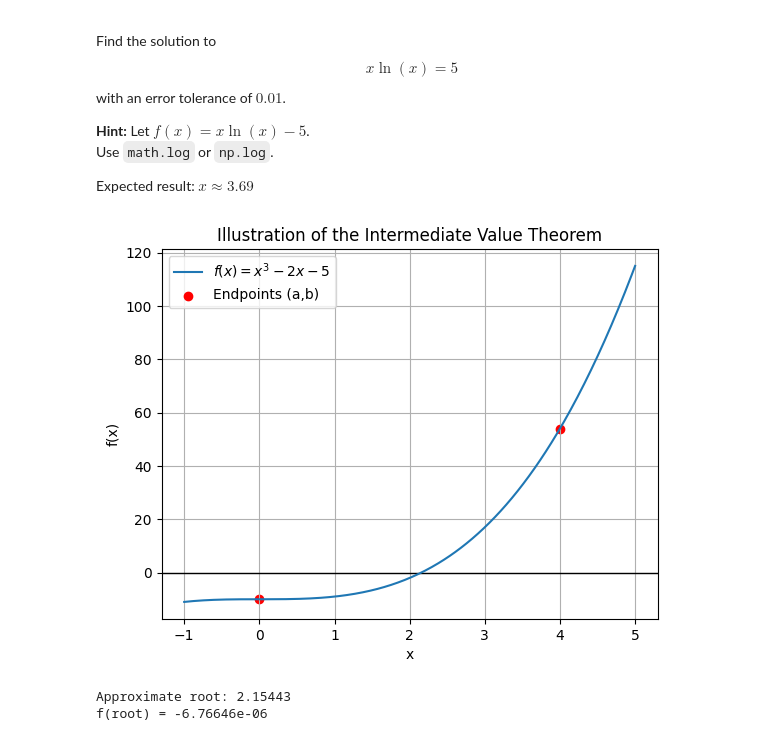
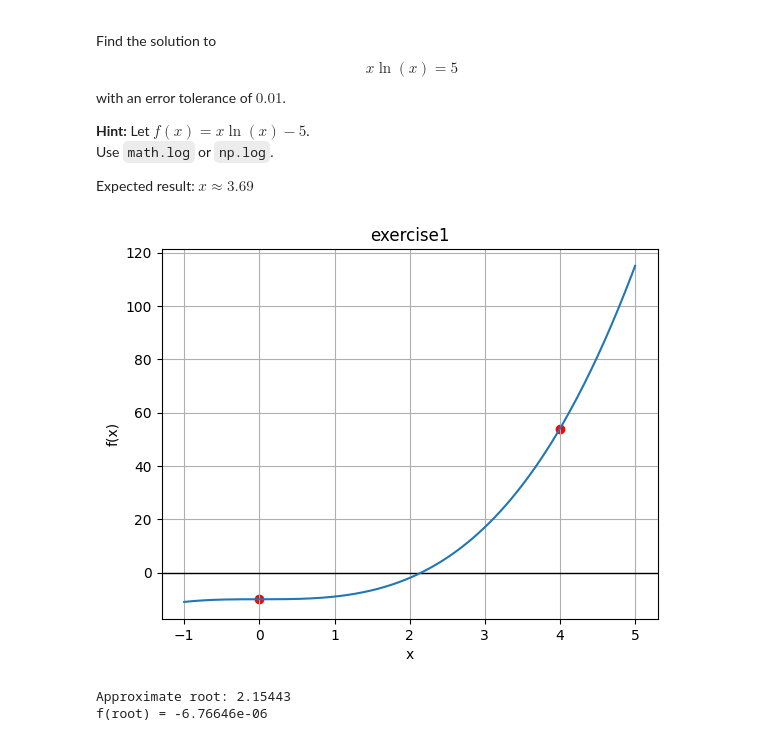
Before and after one commit to se3basstiann-blip/F25-MAT-1630, a Jupyter notebook: MAT_1630_10_8_2025_class.ipynb, the cells around one changed output. Saved outputs shown, nothing was run; the diff lists cells and outputs as text; code cells hidden in the pictures.

```diff
--- a/MAT_1630_10_8_2025_class.ipynb
+++ b/MAT_1630_10_8_2025_class.ipynb
@@ -195,23 +195,21 @@ print(f"f(root) = {f(root):.5e}")
 # %%
 import numpy as np
 import matplotlib.pyplot as plt
 
 def f(x):
     return x**3 - 10
 
 a, b = 0, 4
 x = np.linspace(a-1, b+1, 400)
 
 plt.axhline(0, color='black', linewidth=1)
-plt.plot(x, f(x), label=r"$f(x)=x^3-2x-5$")
+plt.plot(x, f(x), label=r"$f(x)=x^3-10$")
 plt.scatter([a, b], [f(a), f(b)], color='red', label='Endpoints (a,b)')
-plt.title("Illustration of the Intermediate Value Theorem")
+plt.title("exercise1")
 plt.xlabel("x")
 plt.ylabel("f(x)")
-plt.legend()
 plt.grid(True)
-plt.show()
 # %% [output]
-[figure, old version]
+[figure, new version]
 # %%
 def bisection(a, b, f, err):
```
Also changed, not shown: parts of 1 cell of this notebook.
